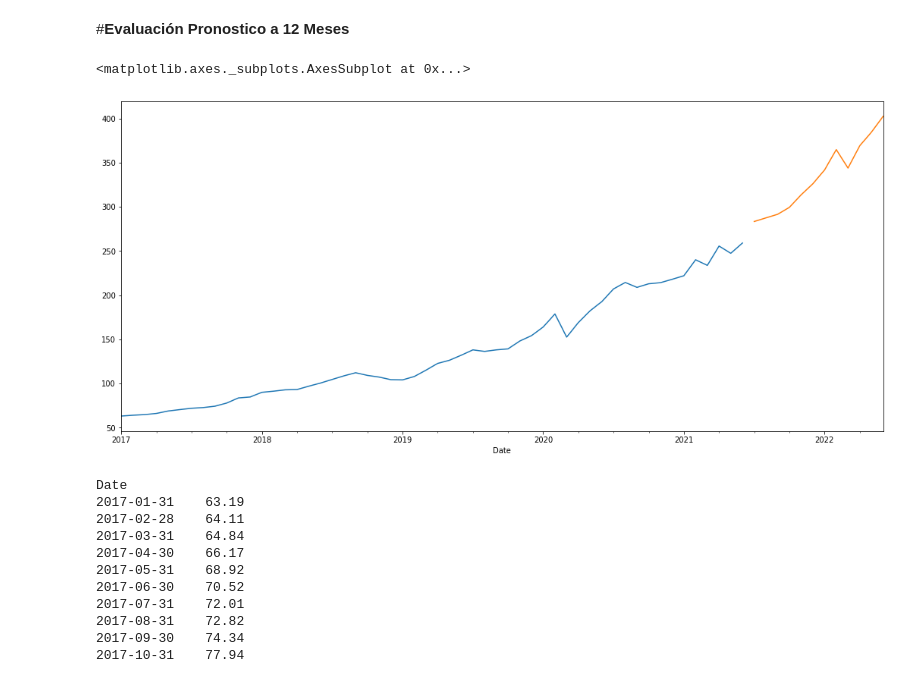
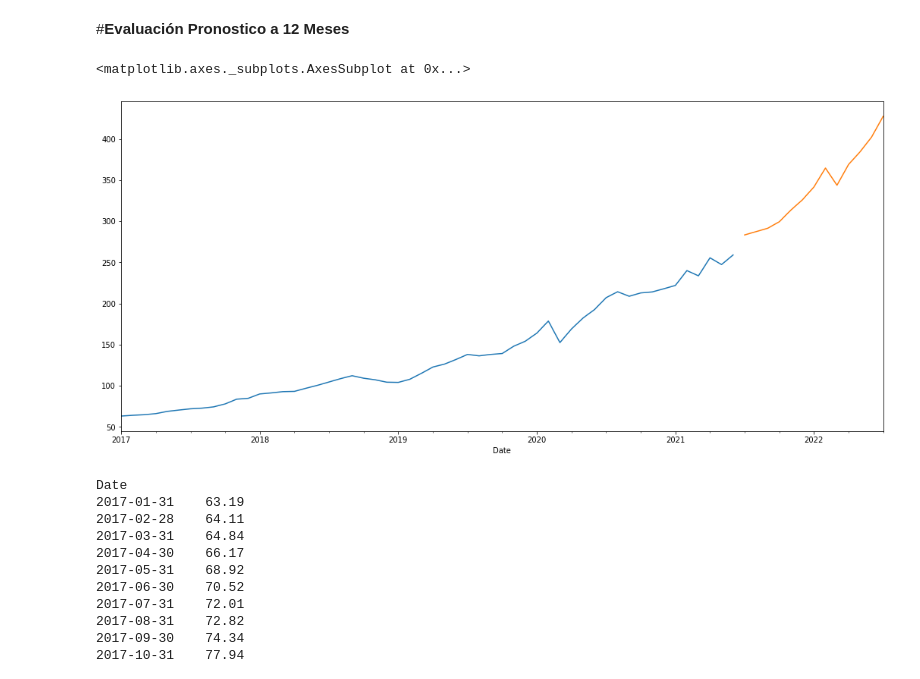
Before and after one commit to huramire/PyoyectoBanco2022, a Jupyter notebook: ProyectoCedesistemasSerieFinancieraMSFT.ipynb, the cells around one changed output. Drawn from its saved outputs; the diff is of its cells as text; code cells hidden in the pictures.

```diff
--- a/ProyectoCedesistemasSerieFinancieraMSFT.ipynb
+++ b/ProyectoCedesistemasSerieFinancieraMSFT.ipynb
@@ -537,12 +535,12 @@ print(MaeTrain)
 # %% [markdown]
 #**Evaluación Pronostico a 12 Meses**
 # %%
-Pred_uc=resultados.get_forecast(steps=12)
+Pred_uc=resultados.get_forecast(steps=13)
 y_train.plot(label="Observado")
 Pred_uc.predicted_mean.plot()
 # %% [output]
 <matplotlib.axes._subplots.AxesSubplot at 0x...>
-[figure, old version]
+[figure, new version]
 # %%
 y_train
 # %% [output]
```
Also changed, not shown: parts of 15 cells of this notebook.
